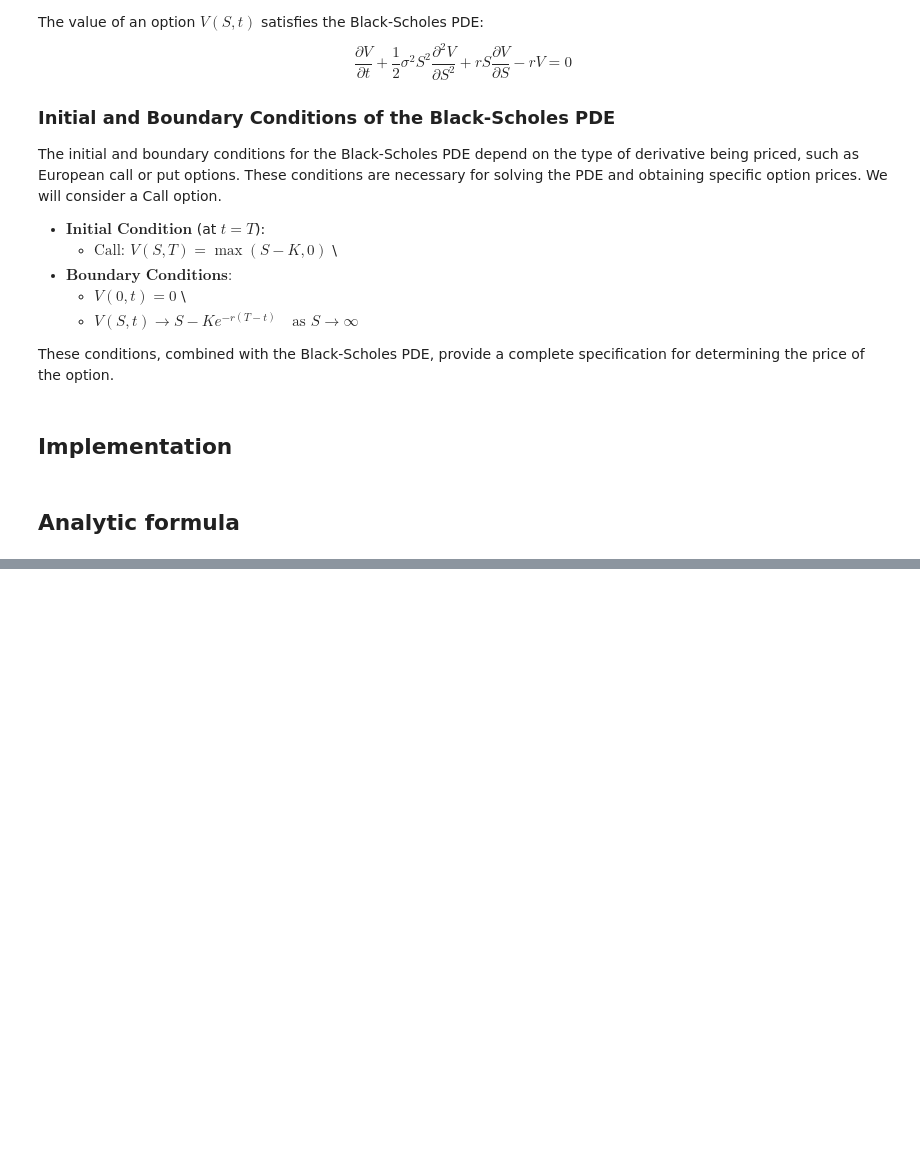
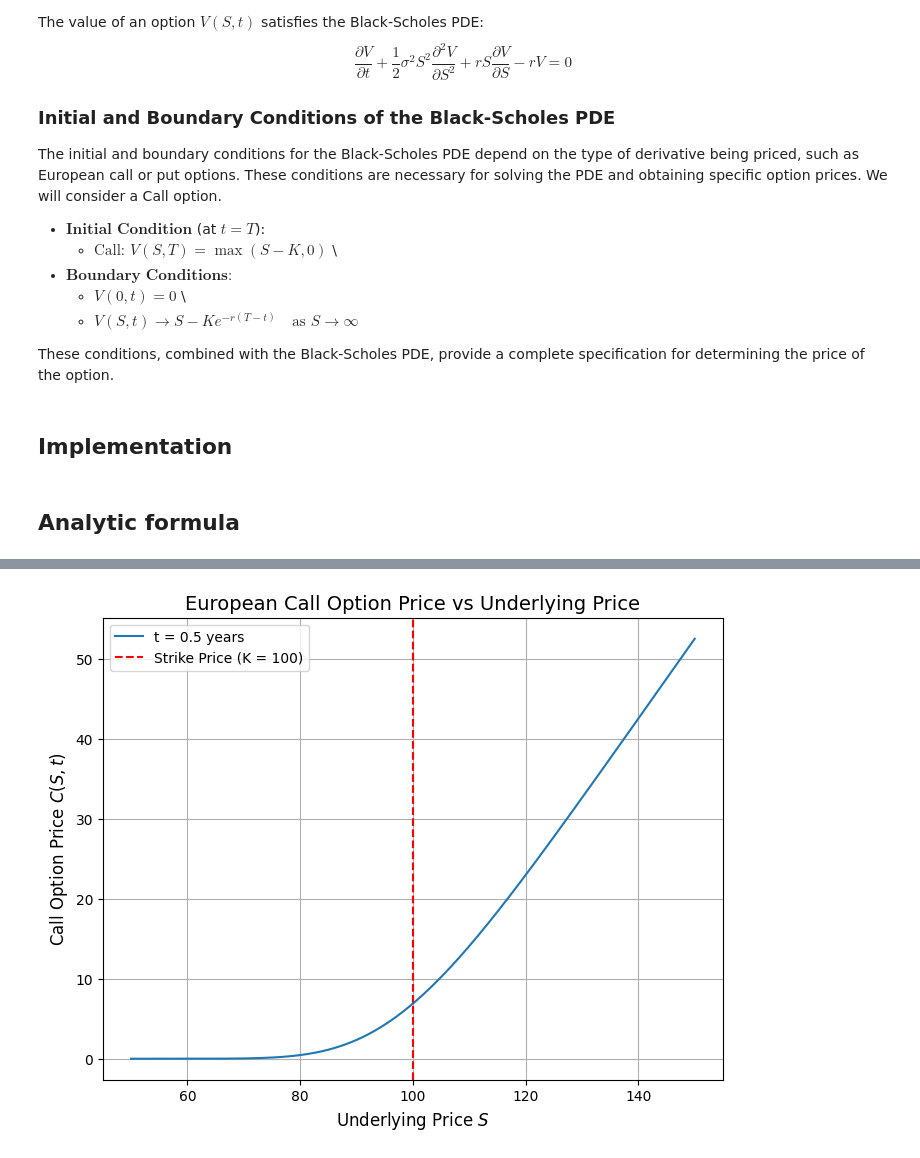
Before and after one commit to aderdouri/PINNs, a Jupyter notebook: Tutorials/Inverse_Black_Scholes.ipynb, the cells around one changed output, grey strips where cells are left out. Drawn from its saved outputs; the diff is of its cells as text; code cells hidden in the pictures; blank space fills up the shorter version.

```diff
--- a/Tutorials/Inverse_Black_Scholes.ipynb
+++ b/Tutorials/Inverse_Black_Scholes.ipynb
@@ -416,0 +356,39 @@ Successfully installed deepxde-1.13.0 pyaml-25.1.0 scikit-optimize-0.10.2
+# %%
+import numpy as np
+import matplotlib.pyplot as plt
+from scipy.stats import norm
+
+# Black-Scholes formula
+def black_scholes_call(S, K, T, t, r, sigma):
+    """Compute the European call option price."""
+    tau = T - t  # Time to maturity
+    d1 = (np.log(S / K) + (r + 0.5 * sigma**2) * tau) / (sigma * np.sqrt(tau))
+    d2 = d1 - sigma * np.sqrt(tau)
+    call_price = S * norm.cdf(d1) - K * np.exp(-r * tau) * norm.cdf(d2)
+    return call_price
+
+# Parameters
+K = 100  # Strike price
+T = 1    # Time to maturity (in years)
+t = 0.5  # Current time (6 months before maturity)
+r = 0.05  # Risk-free rate
+sigma = 0.2  # Volatility
+
+# Asset prices
+S = np.linspace(50, 150, 500)  # Asset price range
+
+# Compute call option prices
+call_prices = black_scholes_call(S, K, T, t, r, sigma)
+
+# Plot the results
+plt.figure(figsize=(8, 6))
+plt.plot(S, call_prices, label=f"t = {t} years")
+plt.axvline(K, color='r', linestyle='--', label=f"Strike Price (K = {K})")
+plt.title("European Call Option Price vs Underlying Price", fontsize=14)
+plt.xlabel("Underlying Price $S$", fontsize=12)
+plt.ylabel("Call Option Price $C(S,t)$", fontsize=12)
+plt.legend(fontsize=10)
+plt.grid(True)
+plt.show()
+# %% [output]
+[figure, added]
```
Also changed, not shown: parts of 17 cells of this notebook.
